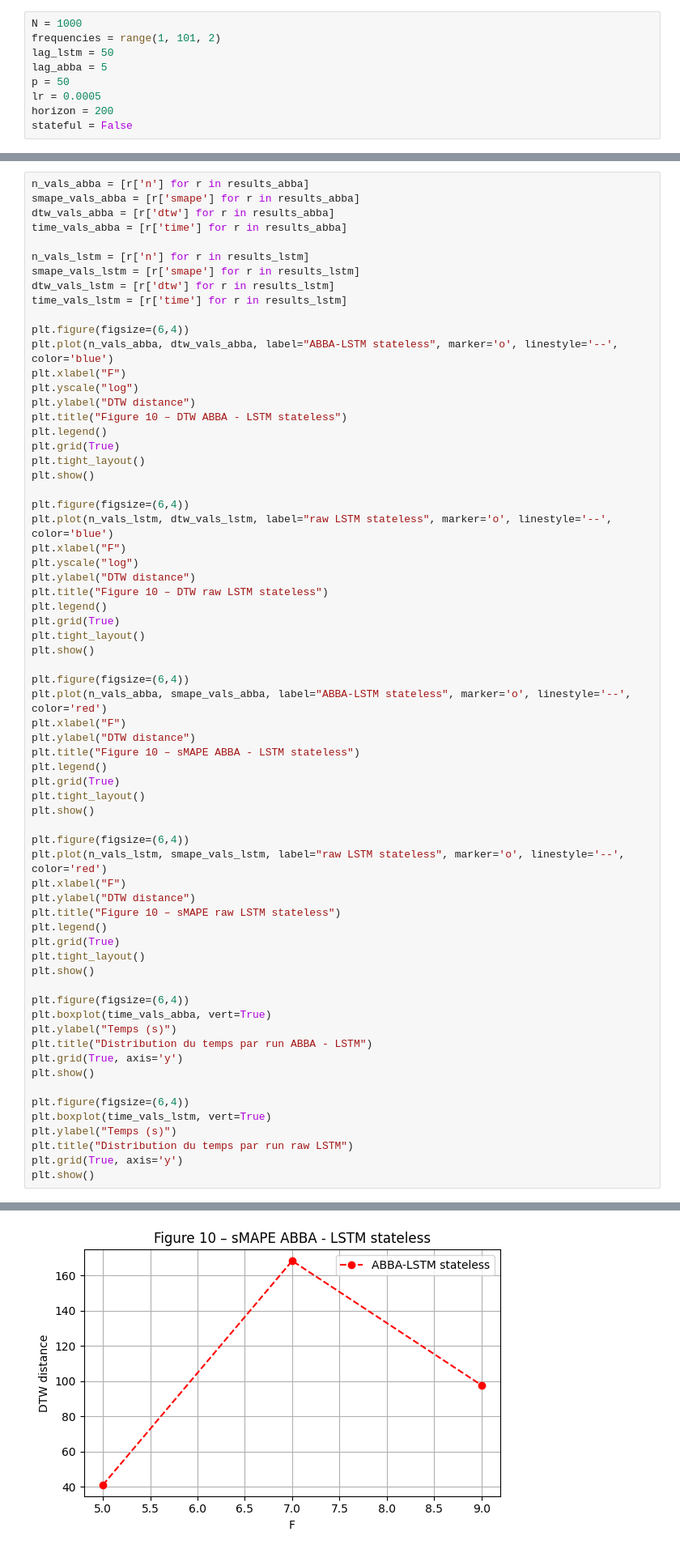
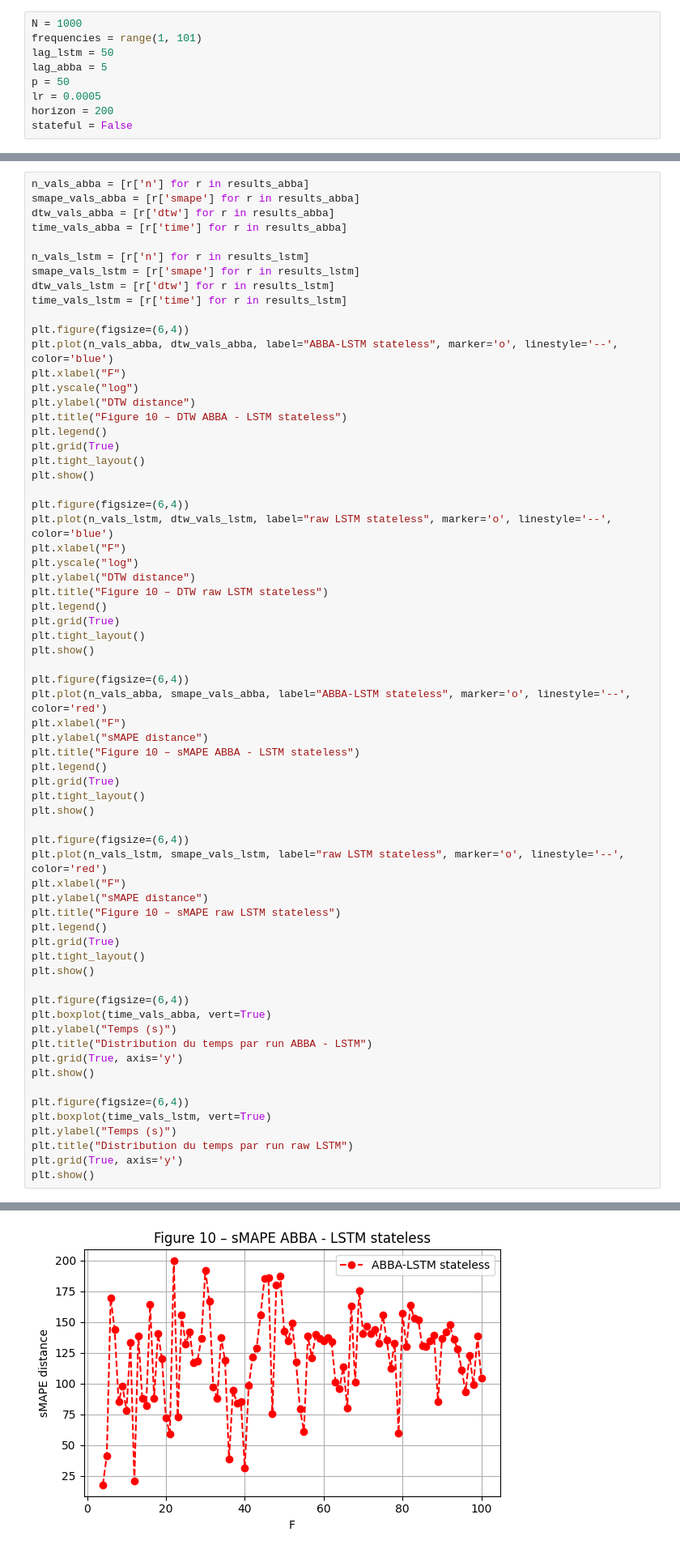
Before and after one commit to VSmague/ABBA_LSTM, a Jupyter notebook: notebook.ipynb, the cells around one changed output, grey strips where cells are left out. Shown at 81% size. Drawn from its saved outputs; the diff is of its cells as text.

```diff
--- a/notebook.ipynb
+++ b/notebook.ipynb
@@ -256,7 +256,7 @@ plt.show()
 # Figure 10
 # %%
 N = 1000
-frequencies = range(1, 101, 2)
+frequencies = range(1, 101)
 lag_lstm = 50
 lag_abba = 5
 p = 50
@@ -374,7 +374,7 @@ plt.show()
 plt.figure(figsize=(6,4))
 plt.plot(n_vals_abba, smape_vals_abba, label="ABBA-LSTM stateless", marker='o', linestyle='--', color='red')
 plt.xlabel("F")
-plt.ylabel("DTW distance")
+plt.ylabel("sMAPE distance")
 plt.title("Figure 10 – sMAPE ABBA - LSTM stateless")
 plt.legend()
 plt.grid(True)
@@ -384,7 +384,7 @@ plt.show()
 plt.figure(figsize=(6,4))
 plt.plot(n_vals_lstm, smape_vals_lstm, label="raw LSTM stateless", marker='o', linestyle='--', color='red')
 plt.xlabel("F")
-plt.ylabel("DTW distance")
+plt.ylabel("sMAPE distance")
 plt.title("Figure 10 – sMAPE raw LSTM stateless")
 plt.legend()
 plt.grid(True)
@@ -410 +410 @@ plt.show()
-[figure, old version]
+[figure, new version]
```
Also changed, not shown: parts of 3 cells of this notebook.
